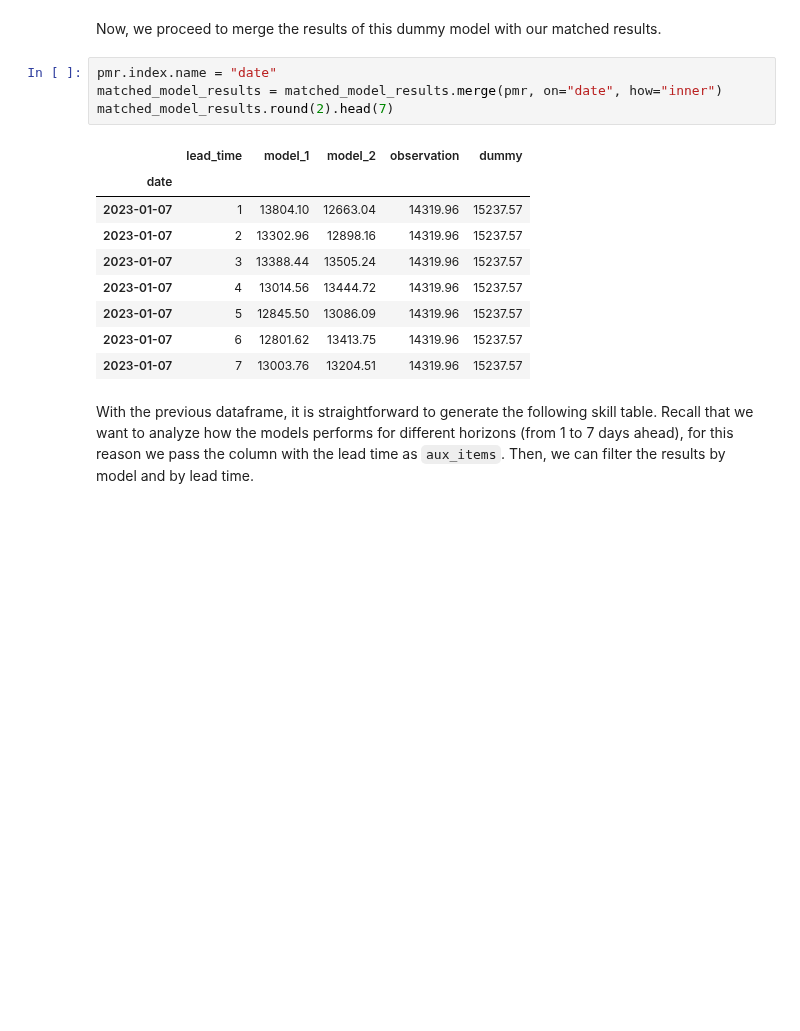
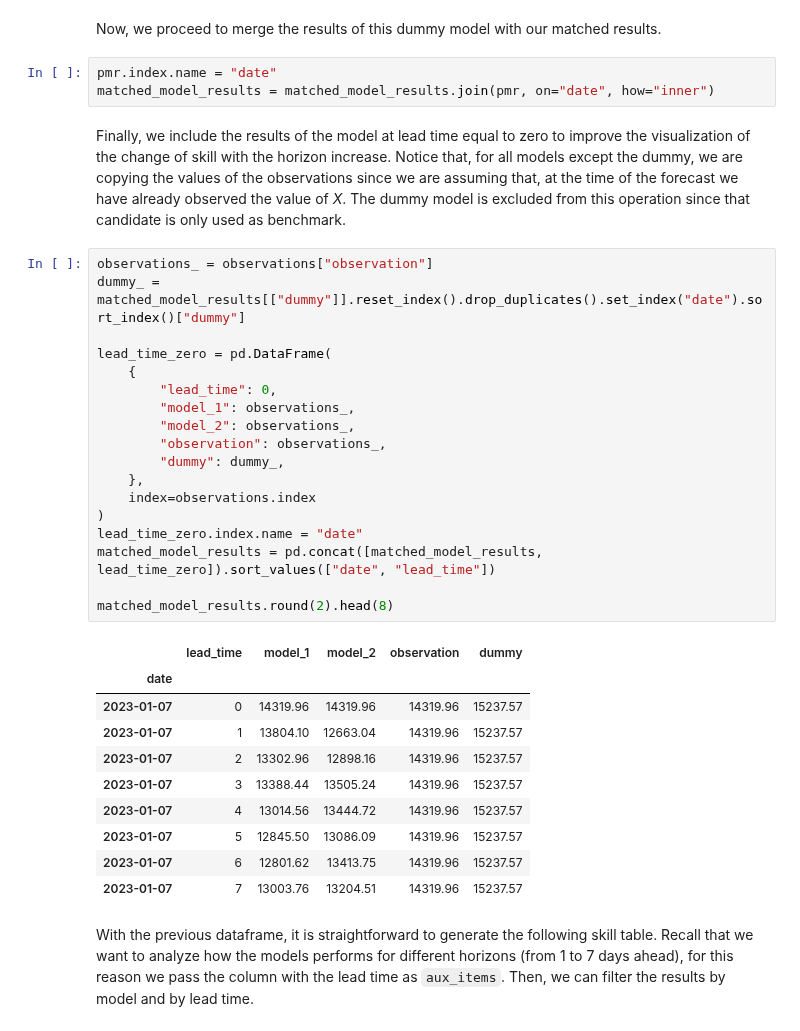
Before and after one commit to DHI/modelskill, a Jupyter notebook: notebooks/Forecast_skill.ipynb, the cells around one changed output. Cells and saved outputs as stored; diff of their text form; blank space fills up the shorter version.

```diff
--- a/notebooks/Forecast_skill.ipynb
+++ b/notebooks/Forecast_skill.ipynb
@@ -51,18 +51,38 @@ plt.show()
 Now, we proceed to merge the results of this dummy model with our matched results.
 # %%
 pmr.index.name = "date"
-matched_model_results = matched_model_results.merge(pmr, on="date", how="inner")
-matched_model_results.round(2).head(7)
+matched_model_results = matched_model_results.join(pmr, on="date", how="inner")
-# %% [output]
-|  | lead_time | model_1 | model_2 | observation | dummy |
-| date |  |  |  |  |  |
-| 2023-01-07 | 1 | 13804.10 | 12663.04 | 14319.96 | 15237.57 |
-| 2023-01-07 | 2 | 13302.96 | 12898.16 | 14319.96 | 15237.57 |
-| 2023-01-07 | 3 | 13388.44 | 13505.24 | 14319.96 | 15237.57 |
-| 2023-01-07 | 4 | 13014.56 | 13444.72 | 14319.96 | 15237.57 |
-| 2023-01-07 | 5 | 12845.50 | 13086.09 | 14319.96 | 15237.57 |
-| 2023-01-07 | 6 | 12801.62 | 13413.75 | 14319.96 | 15237.57 |
-| 2023-01-07 | 7 | 13003.76 | 13204.51 | 14319.96 | 15237.57 |
+# %% [markdown]
+Finally, we include the results of the model at lead time equal to zero to improve the visualization of the change of skill with the horizon increase. Notice that, for all models except the dummy, we are copying the values of the observations since we are assuming that, at the time of the forecast we have already observed the value of _X_. The dummy model is excluded from this operation since that candidate is only used as benchmark.
+# %%
+observations_ = observations["observation"]
+dummy_ = matched_model_results[["dummy"]].reset_index().drop_duplicates().set_index("date").sort_index()["dummy"]
+
+lead_time_zero = pd.DataFrame(
+    {
+        "lead_time": 0,
+        "model_1": observations_,
+        "model_2": observations_,
+        "observation": observations_,
+        "dummy": dummy_,
+    },
+    index=observations.index
+)
+lead_time_zero.index.name = "date"
+matched_model_results = pd.concat([matched_model_results, lead_time_zero]).sort_values(["date", "lead_time"])
+
+matched_model_results.round(2).head(8)
+# %% [output]
+|  | lead_time | model_1 | model_2 | observation | dummy |
+| date |  |  |  |  |  |
+| 2023-01-07 | 0 | 14319.96 | 14319.96 | 14319.96 | 15237.57 |
+| 2023-01-07 | 1 | 13804.10 | 12663.04 | 14319.96 | 15237.57 |
+| 2023-01-07 | 2 | 13302.96 | 12898.16 | 14319.96 | 15237.57 |
+| 2023-01-07 | 3 | 13388.44 | 13505.24 | 14319.96 | 15237.57 |
+| 2023-01-07 | 4 | 13014.56 | 13444.72 | 14319.96 | 15237.57 |
+| 2023-01-07 | 5 | 12845.50 | 13086.09 | 14319.96 | 15237.57 |
+| 2023-01-07 | 6 | 12801.62 | 13413.75 | 14319.96 | 15237.57 |
+| 2023-01-07 | 7 | 13003.76 | 13204.51 | 14319.96 | 15237.57 |
 # %% [markdown]
 With the previous dataframe, it is straightforward to generate the following skill table. Recall that we want to analyze how the models performs for different horizons (from 1 to 7 days ahead), for this reason we pass the column with the lead time as `aux_items`. Then, we can filter the results by model and by lead time.
 # %%
```
Also changed, not shown: parts of 4 cells of this notebook.
